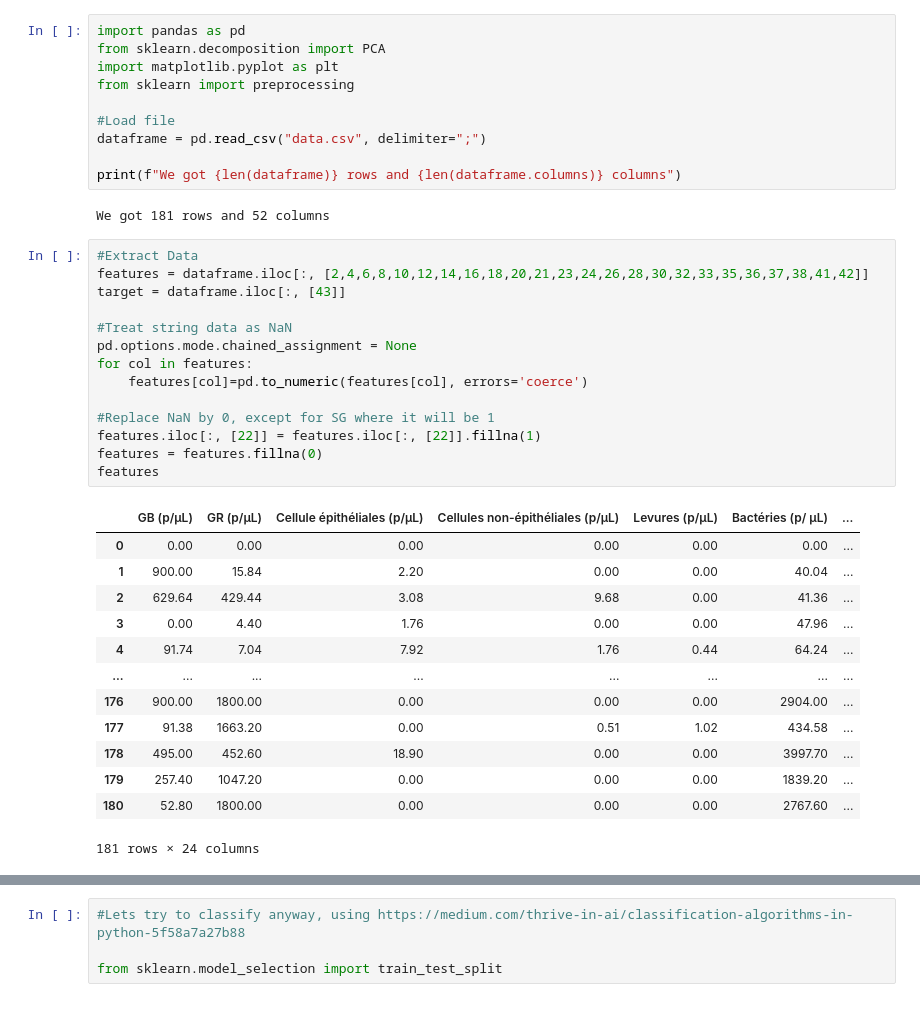
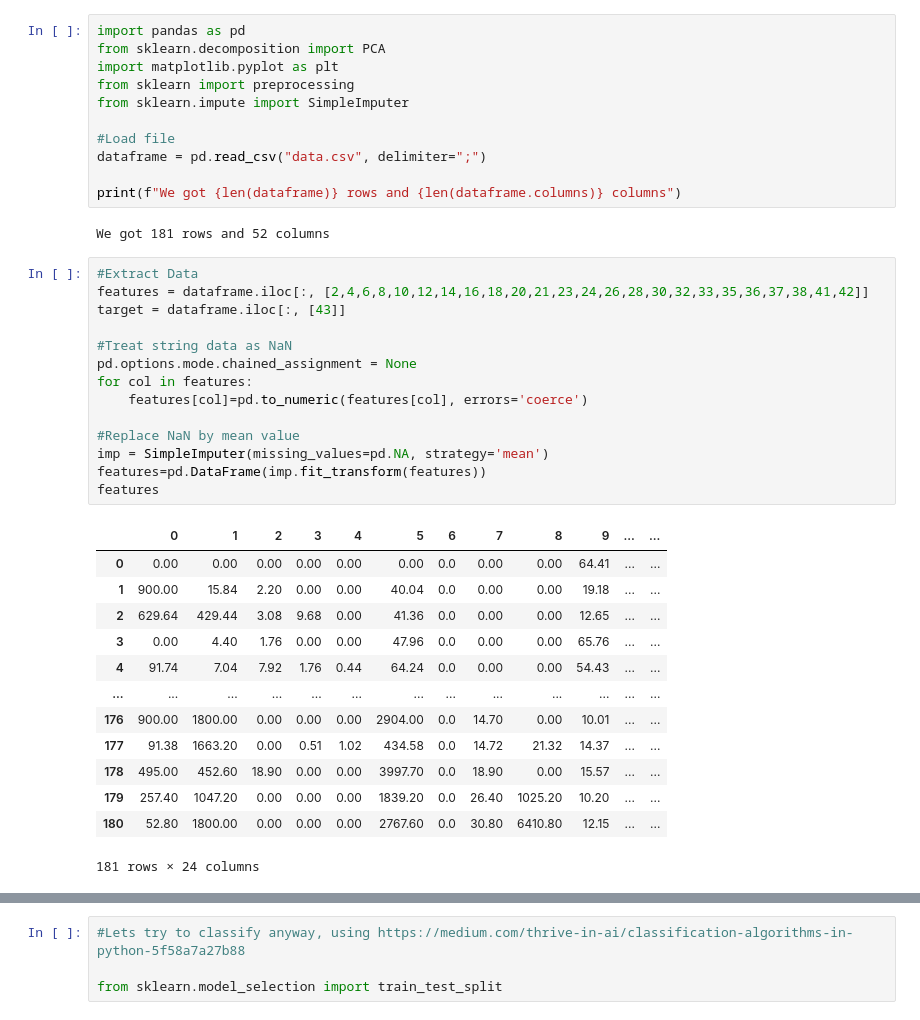
Before and after one commit to Toucan4Life/MicroBioGrowth, a Jupyter notebook: Solver.ipynb, the cells around one changed output, grey strips where cells are left out. Saved outputs shown, nothing was run; the diff lists cells and outputs as text.

```diff
--- a/Solver.ipynb
+++ b/Solver.ipynb
@@ -3,6 +3,7 @@ import pandas as pd
 from sklearn.decomposition import PCA
 import matplotlib.pyplot as plt
 from sklearn import preprocessing
+from sklearn.impute import SimpleImputer
 
 #Load file
 dataframe = pd.read_csv("data.csv", delimiter=";")
@@ -13,30 +14,30 @@ We got 181 rows and 52 columns
 # %%
 #Extract Data
 features = dataframe.iloc[:, [2,4,6,8,10,12,14,16,18,20,21,23,24,26,28,30,32,33,35,36,37,38,41,42]]
 target = dataframe.iloc[:, [43]]
 
 #Treat string data as NaN
 pd.options.mode.chained_assignment = None
 for col in features:
     features[col]=pd.to_numeric(features[col], errors='coerce')
 
-#Replace NaN by 0, except for SG where it will be 1
-features.iloc[:, [22]] = features.iloc[:, [22]].fillna(1)
-features = features.fillna(0)
+#Replace NaN by mean value
+imp = SimpleImputer(missing_values=pd.NA, strategy='mean')
+features=pd.DataFrame(imp.fit_transform(features))
 features
 # %% [output]
-|  | GB (p/µL) | GR (p/µL) | Cellule épithéliales (p/µL) | Cellules non-épithéliales (p/µL) | Levures (p/µL) | Bactéries (p/ µL) | ... |
-| 0 | 0.00 | 0.00 | 0.00 | 0.00 | 0.00 | 0.00 | ... |
-| 1 | 900.00 | 15.84 | 2.20 | 0.00 | 0.00 | 40.04 | ... |
-| 2 | 629.64 | 429.44 | 3.08 | 9.68 | 0.00 | 41.36 | ... |
-| 3 | 0.00 | 4.40 | 1.76 | 0.00 | 0.00 | 47.96 | ... |
-| 4 | 91.74 | 7.04 | 7.92 | 1.76 | 0.44 | 64.24 | ... |
-| ... | ... | ... | ... | ... | ... | ... | ... |
-| 176 | 900.00 | 1800.00 | 0.00 | 0.00 | 0.00 | 2904.00 | ... |
-| 177 | 91.38 | 1663.20 | 0.00 | 0.51 | 1.02 | 434.58 | ... |
-| 178 | 495.00 | 452.60 | 18.90 | 0.00 | 0.00 | 3997.70 | ... |
-| 179 | 257.40 | 1047.20 | 0.00 | 0.00 | 0.00 | 1839.20 | ... |
-| 180 | 52.80 | 1800.00 | 0.00 | 0.00 | 0.00 | 2767.60 | ... |
+|  | 0 | 1 | 2 | 3 | 4 | 5 | 6 | 7 | 8 | 9 | ... | ... |
+| 0 | 0.00 | 0.00 | 0.00 | 0.00 | 0.00 | 0.00 | 0.0 | 0.00 | 0.00 | 64.41 | ... | ... |
+| 1 | 900.00 | 15.84 | 2.20 | 0.00 | 0.00 | 40.04 | 0.0 | 0.00 | 0.00 | 19.18 | ... | ... |
+| 2 | 629.64 | 429.44 | 3.08 | 9.68 | 0.00 | 41.36 | 0.0 | 0.00 | 0.00 | 12.65 | ... | ... |
+| 3 | 0.00 | 4.40 | 1.76 | 0.00 | 0.00 | 47.96 | 0.0 | 0.00 | 0.00 | 65.76 | ... | ... |
+| 4 | 91.74 | 7.04 | 7.92 | 1.76 | 0.44 | 64.24 | 0.0 | 0.00 | 0.00 | 54.43 | ... | ... |
+| ... | ... | ... | ... | ... | ... | ... | ... | ... | ... | ... | ... | ... |
+| 176 | 900.00 | 1800.00 | 0.00 | 0.00 | 0.00 | 2904.00 | 0.0 | 14.70 | 0.00 | 10.01 | ... | ... |
+| 177 | 91.38 | 1663.20 | 0.00 | 0.51 | 1.02 | 434.58 | 0.0 | 14.72 | 21.32 | 14.37 | ... | ... |
+| 178 | 495.00 | 452.60 | 18.90 | 0.00 | 0.00 | 3997.70 | 0.0 | 18.90 | 0.00 | 15.57 | ... | ... |
+| 179 | 257.40 | 1047.20 | 0.00 | 0.00 | 0.00 | 1839.20 | 0.0 | 26.40 | 1025.20 | 10.20 | ... | ... |
+| 180 | 52.80 | 1800.00 | 0.00 | 0.00 | 0.00 | 2767.60 | 0.0 | 30.80 | 6410.80 | 12.15 | ... | ... |
 181 rows × 24 columns
 # %%
 #Problem space has >10 dimensions, we fall into https://en.wikipedia.org/wiki/Curse_of_dimensionality.
```
Also changed, not shown: parts of 8 cells of this notebook.
